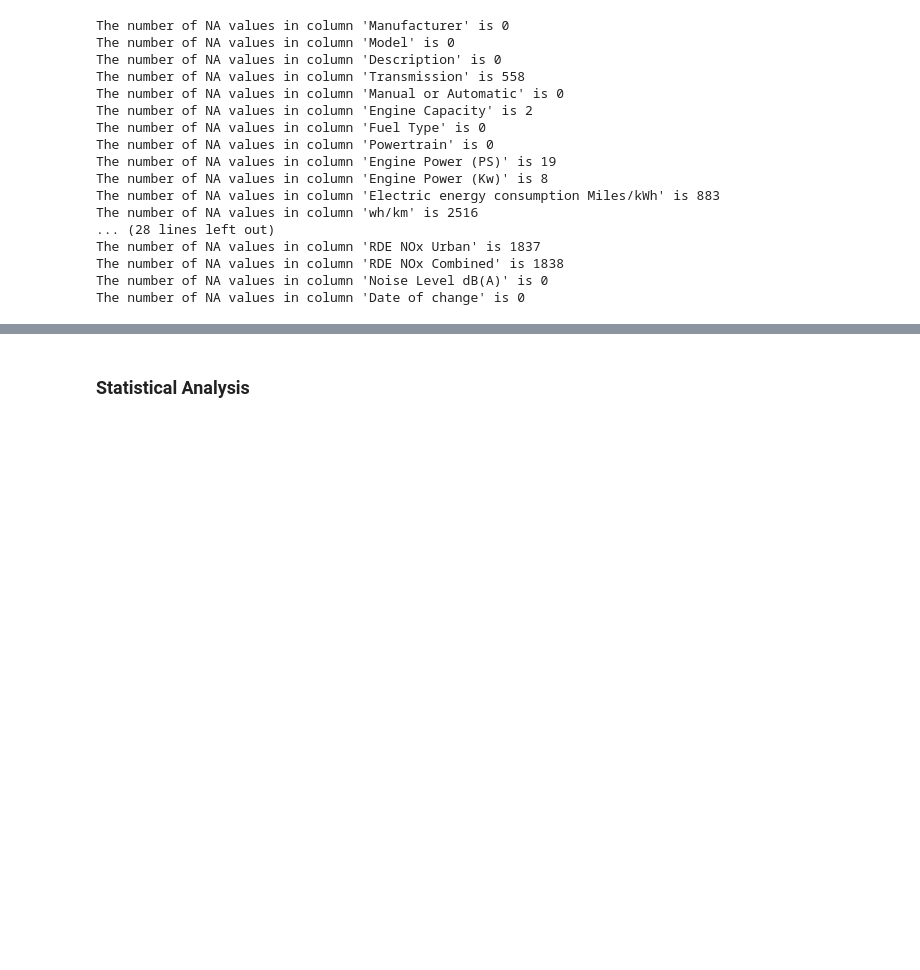
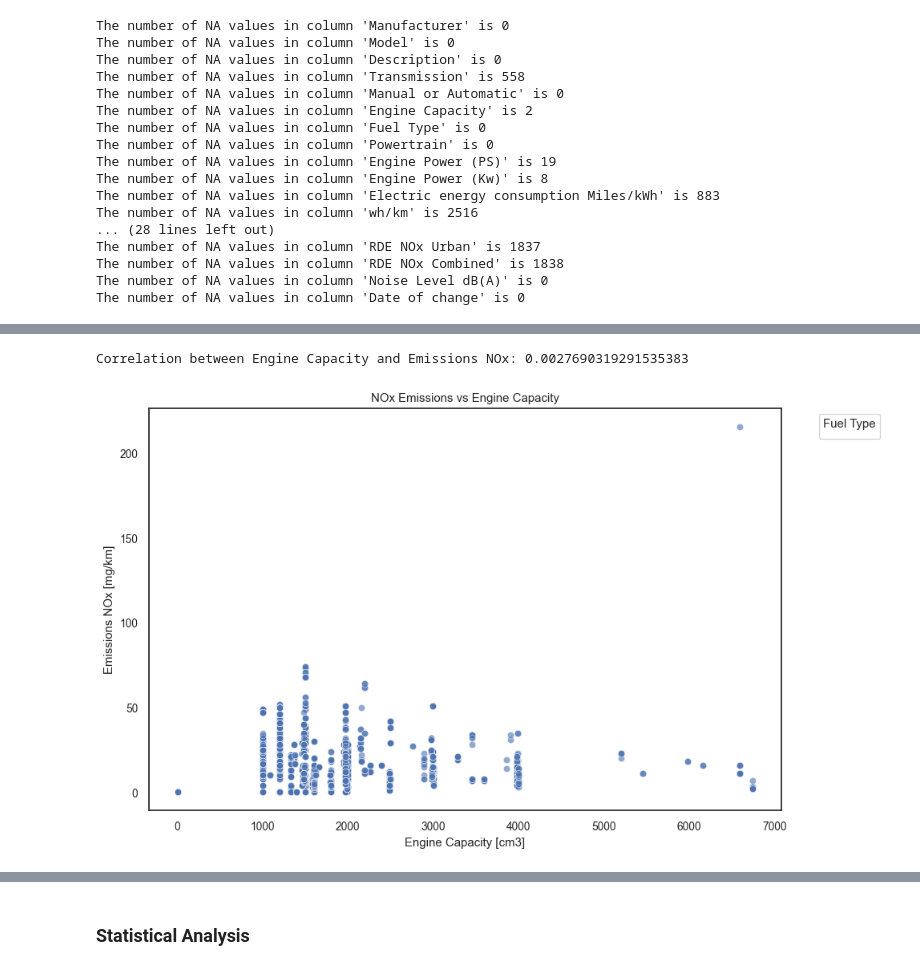
Before and after one commit to damian2551/Predictive-Modelling-of-Gas-Emissions-from-Cars, a Jupyter notebook: Assignment_2.ipynb, the cells around one changed output, grey strips where cells are left out. Drawn from its saved outputs; the diff is of its cells as text; code cells hidden in the pictures; blank space fills up the shorter version.

```diff
--- a/Assignment_2.ipynb
+++ b/Assignment_2.ipynb
@@ -123,0 +138,16 @@ plt.show()
+# %%
+# Examine relationships between NOx emissions and engine capacity
+correlation = data["Engine Capacity"].corr(data["Emissions NOx [mg/km]"])
+print(f"Correlation between Engine Capacity and Emissions NOx: {correlation}")
+
+plt.figure(figsize=(10, 6))
+sns.scatterplot(data=data, x="Engine Capacity", y="Emissions NOx [mg/km]", alpha=0.6)
+plt.title("NOx Emissions vs Engine Capacity")
+plt.xlabel("Engine Capacity [cm3]")
+plt.ylabel("Emissions NOx [mg/km]")
+plt.legend(title="Fuel Type", bbox_to_anchor=(1.05, 1), loc='upper left')
+plt.tight_layout()
+plt.show()
+# %% [output]
+Correlation between Engine Capacity and Emissions NOx: 0.0027690319291535383
+[figure, added]
```
Also changed, not shown: parts of 18 cells of this notebook, 3 other files.
